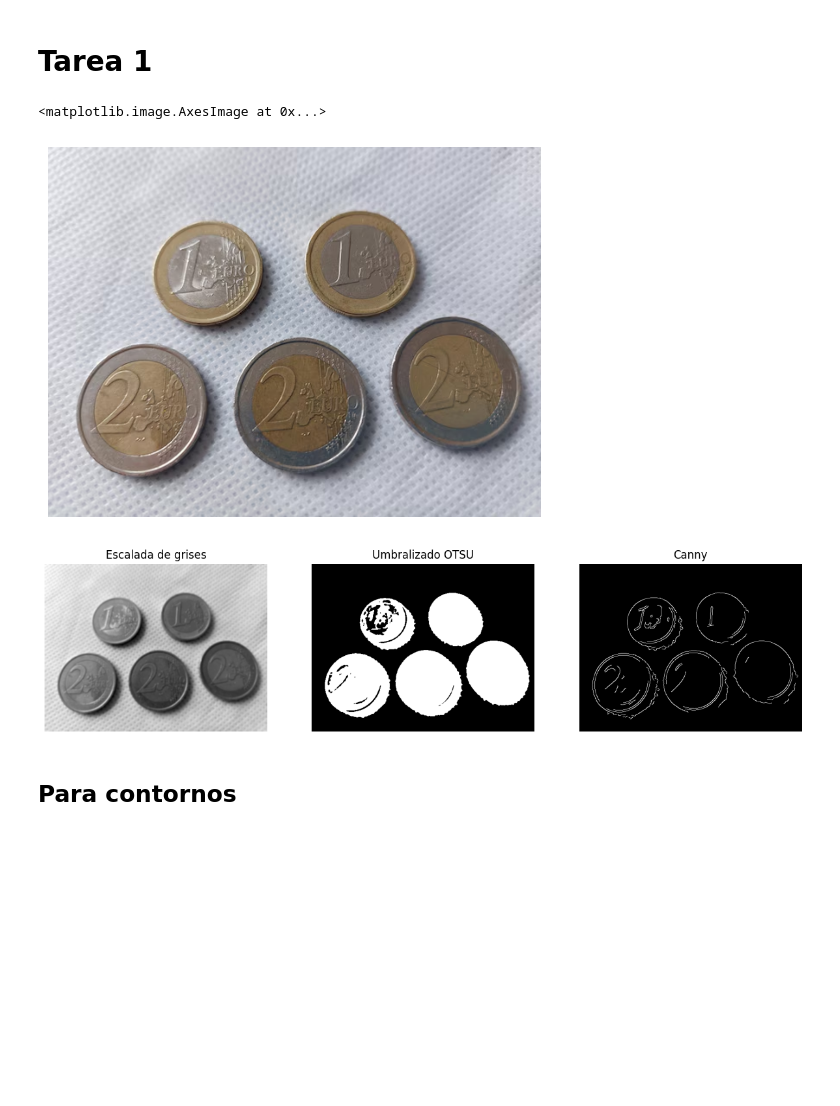
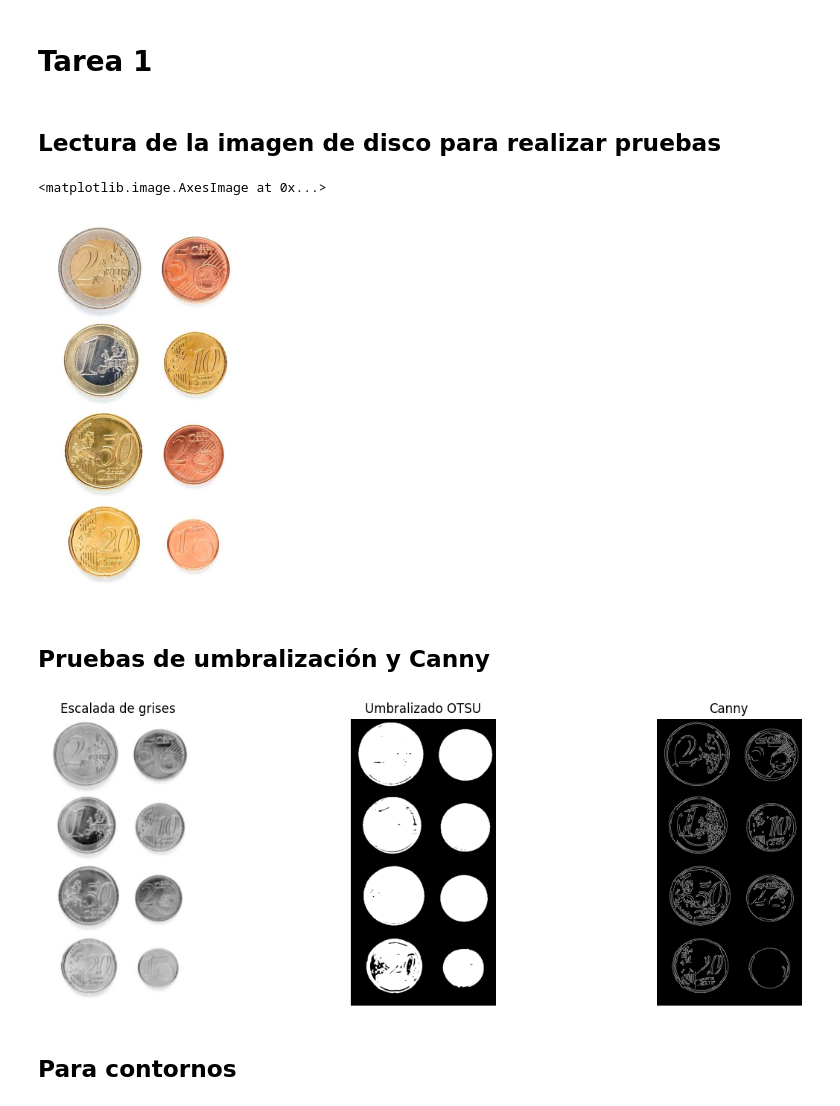
Before and after one commit to Javier-Castilla/VC-P3, a Jupyter notebook: Practica3.ipynb, the cells around one changed output. Saved outputs shown, nothing was run; the diff lists cells and outputs as text; code cells hidden in the pictures; blank space fills up the shorter version.

```diff
--- a/Practica3.ipynb
+++ b/Practica3.ipynb
@@ -6,14 +6,18 @@ import numpy as np
 import matplotlib.pyplot as plt
 # %% [markdown]
 # Tarea 1
+# %% [markdown]
+## Lectura de la imagen de disco para realizar pruebas
 # %%
-image = cv2.imread("imgs/coins_v2.jpg", cv2.IMREAD_COLOR_RGB)
+image = cv2.imread("imgs/Monedas.jpg", cv2.IMREAD_COLOR_RGB)
 
 plt.axis('off')
 plt.imshow(image, cmap='gray')
 # %% [output]
 <matplotlib.image.AxesImage at 0x...>
-[figure, old version]
+[figure, new version]
+# %% [markdown]
+## Pruebas de umbralización y Canny
 # %%
 image_gray = cv2.cvtColor(image, cv2.COLOR_RGB2GRAY)
 image_gray = cv2.GaussianBlur(image_gray, (5, 5), 2)
@@ -42,7 +46,7 @@ plt.axis('off')
 
 plt.savefig('imgs/preproceso_monedas.jpg')
 # %% [output]
-[figure, old version]
+[figure, new version]
 # %% [markdown]
 ## Para contornos
 # %% [markdown]
```
Also changed, not shown: parts of 17 cells of this notebook, 1 other file.
